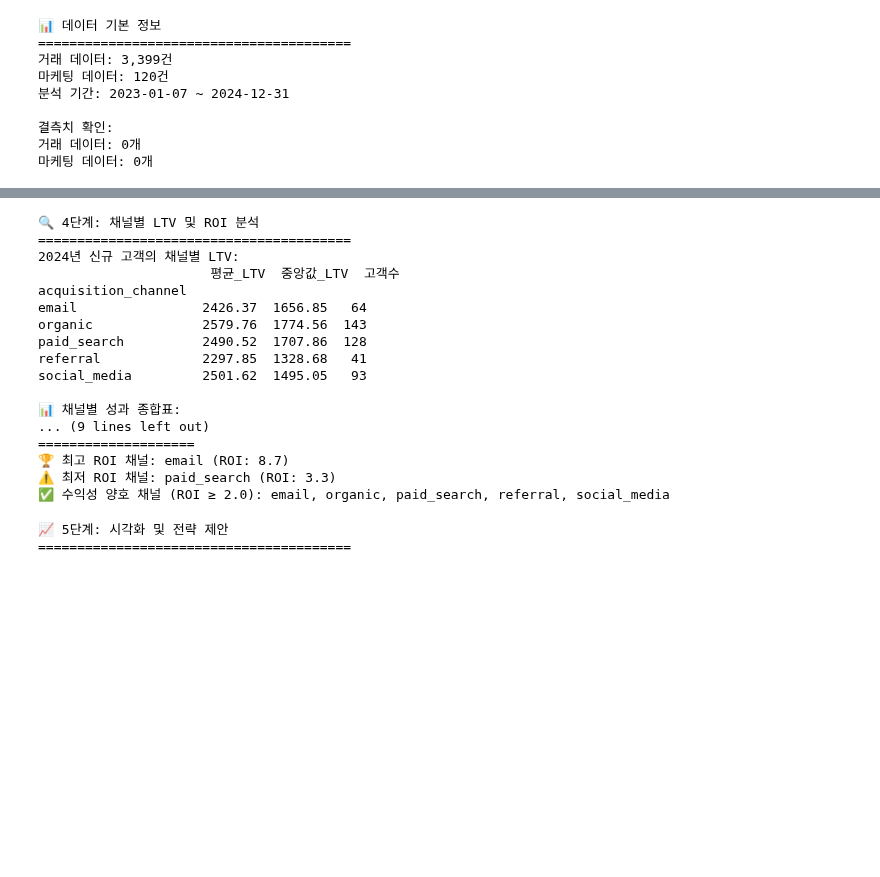
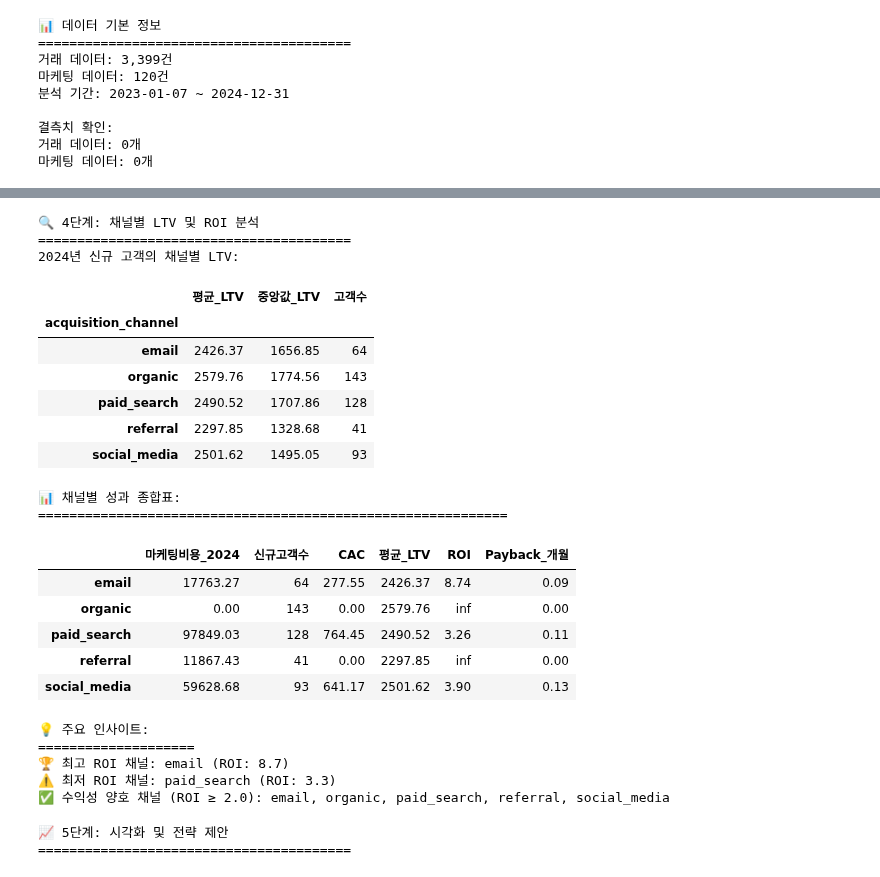
Before and after one commit to verba-neo/gaida-1, a Jupyter notebook: 데이터분석/실습.ipynb, the cells around one changed output, grey strips where cells are left out. Cells and saved outputs as stored; diff of their text form; code cells hidden in the pictures; blank space fills up the shorter version.

```diff
--- a/데이터분석/실습.ipynb
+++ b/데이터분석/실습.ipynb
@@ -215,7 +229,7 @@ channel_avg_ltv = new_customers_ltv.groupby('acquisition_channel')['estimated_lt
 channel_avg_ltv.columns = ['평균_LTV', '중앙값_LTV', '고객수']
 
 print("2024년 신규 고객의 채널별 LTV:")
-print(channel_avg_ltv)
+display(channel_avg_ltv)
 
 # ROI 계산 (LTV / CAC)
 channel_roi = {}
@@ -251,48 +265,54 @@ payback_period = pd.Series(payback_period)
 
 # 결과 종합 테이블
 results_df = pd.DataFrame({
     '마케팅비용_2024': channel_marketing_spend.reindex(channel_cac.index, fill_value=0),
     '신규고객수': channel_new_customers.reindex(channel_cac.index, fill_value=0),
     'CAC': channel_cac,
     '평균_LTV': channel_avg_ltv['평균_LTV'].reindex(channel_cac.index, fill_value=0),
     'ROI': channel_roi,
     'Payback_개월': payback_period
 }).round(2)
 
 print(f"\n📊 채널별 성과 종합표:")
 print("=" * 60)
-print(results_df)
+display(results_df)
 
 # 인사이트 도출
 print(f"\n💡 주요 인사이트:")
 print("=" * 20)
 
 best_roi_channel = channel_roi[channel_roi < float('inf')].idxmax()
 worst_roi_channel = channel_roi[channel_roi < float('inf')].idxmin()
 
 print(f"🏆 최고 ROI 채널: {best_roi_channel} (ROI: {channel_roi[best_roi_channel]:.1f})")
 print(f"⚠️ 최저 ROI 채널: {worst_roi_channel} (ROI: {channel_roi[worst_roi_channel]:.1f})")
 
 profitable_channels = results_df[results_df['ROI'] >= 2.0].index.tolist()
 print(f"✅ 수익성 양호 채널 (ROI ≥ 2.0): {', '.join(profitable_channels)}")
 # %% [output]
 🔍 4단계: 채널별 LTV 및 ROI 분석
 ========================================
 2024년 신규 고객의 채널별 LTV:
-                      평균_LTV  중앙값_LTV  고객수
-acquisition_channel
-email                2426.37  1656.85   64
-organic              2579.76  1774.56  143
-paid_search          2490.52  1707.86  128
-referral             2297.85  1328.68   41
-social_media         2501.62  1495.05   93
-
-📊 채널별 성과 종합표:
-... (9 lines left out)
-====================
-🏆 최고 ROI 채널: email (ROI: 8.7)
-⚠️ 최저 ROI 채널: paid_search (ROI: 3.3)
-✅ 수익성 양호 채널 (ROI ≥ 2.0): email, organic, paid_search, referral, social_media
+|  | 평균_LTV | 중앙값_LTV | 고객수 |
+| acquisition_channel |  |  |  |
+| email | 2426.37 | 1656.85 | 64 |
+| organic | 2579.76 | 1774.56 | 143 |
+| paid_search | 2490.52 | 1707.86 | 128 |
+| referral | 2297.85 | 1328.68 | 41 |
+| social_media | 2501.62 | 1495.05 | 93 |
+📊 채널별 성과 종합표:
+============================================================
+|  | 마케팅비용_2024 | 신규고객수 | CAC | 평균_LTV | ROI | Payback_개월 |
+| email | 17763.27 | 64 | 277.55 | 2426.37 | 8.74 | 0.09 |
+| organic | 0.00 | 143 | 0.00 | 2579.76 | inf | 0.00 |
+| paid_search | 97849.03 | 128 | 764.45 | 2490.52 | 3.26 | 0.11 |
+| referral | 11867.43 | 41 | 0.00 | 2297.85 | inf | 0.00 |
+| social_media | 59628.68 | 93 | 641.17 | 2501.62 | 3.90 | 0.13 |
+💡 주요 인사이트:
+====================
+🏆 최고 ROI 채널: email (ROI: 8.7)
+⚠️ 최저 ROI 채널: paid_search (ROI: 3.3)
+✅ 수익성 양호 채널 (ROI ≥ 2.0): email, organic, paid_search, referral, social_media
 # %%
 print("\n📈 5단계: 시각화 및 전략 제안")
 print("=" * 40)
```
Also changed, not shown: parts of 4 cells of this notebook, 3 other files.
